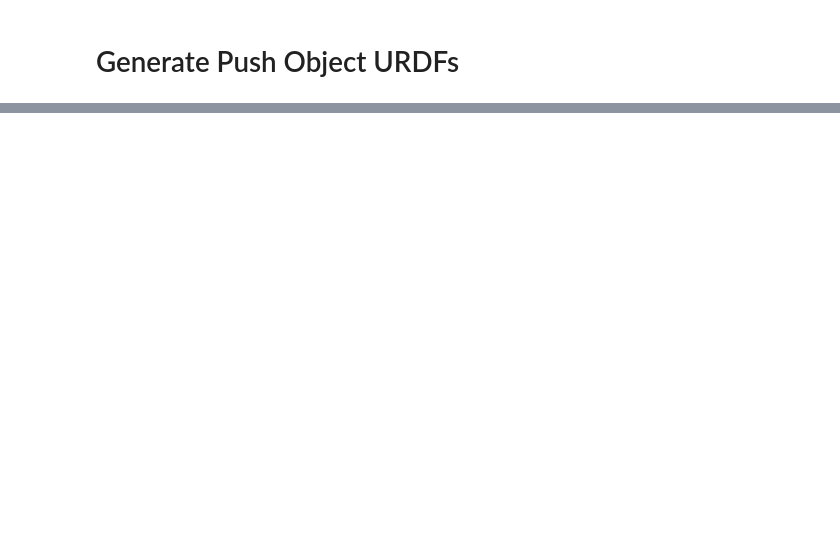
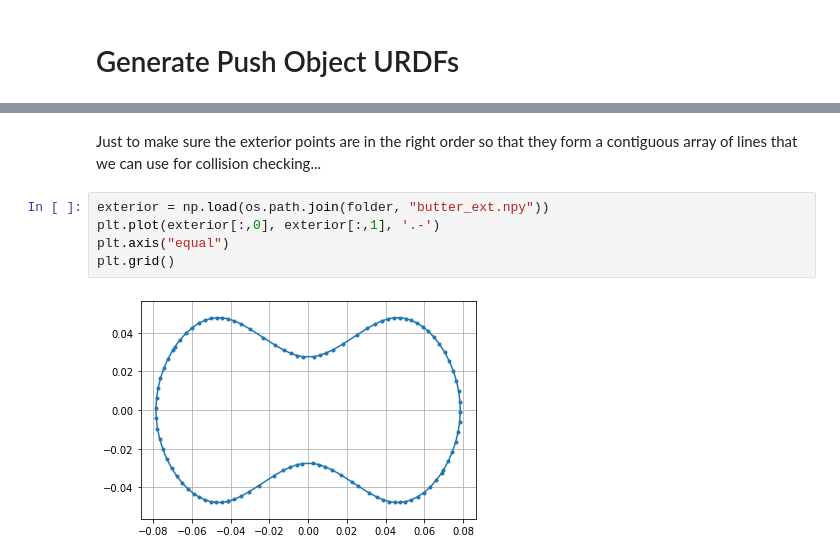
Before and after one commit to gautams3/tiny-differentiable-simulator, a Jupyter notebook: python/plotting/Push URDF.ipynb, the cells around one changed output, grey strips where cells are left out. Drawn from its saved outputs; the diff is of its cells as text; blank space fills up the shorter version.

```diff
--- a/python/plotting/Push URDF.ipynb
+++ b/python/plotting/Push URDF.ipynb
@@ -136,0 +201,9 @@ for obj in ("rect1", "rect2", "rect3", "hex", "tri1", "tri2", "tri3", "ellip1",
+# %% [markdown]
+Just to make sure the exterior points are in the right order so that they form a contiguous array of lines that we can use for collision checking...
+# %%
+exterior = np.load(os.path.join(folder, "butter_ext.npy"))
+plt.plot(exterior[:,0], exterior[:,1], '.-')
+plt.axis("equal")
+plt.grid()
+# %% [output]
+[figure, added]
```
Also changed, not shown: parts of 4 cells of this notebook, 57 other files.
